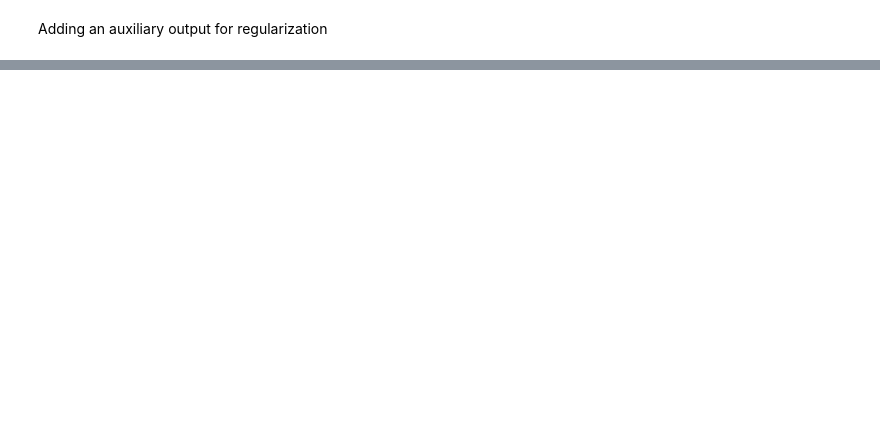
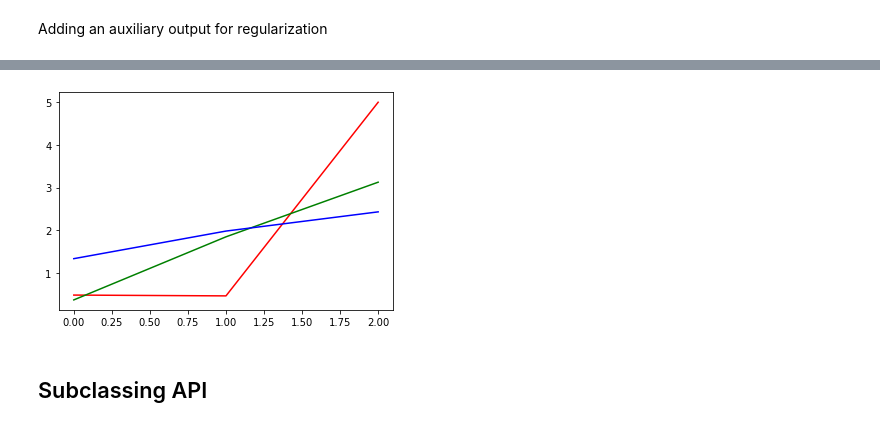
Before and after one commit to marts-dev/handsOnML, a Jupyter notebook: MLP_Practice.ipynb, the cells around one changed output, grey strips where cells are left out. Saved outputs shown, nothing was run; the diff lists cells and outputs as text; code cells hidden in the pictures; blank space fills up the shorter version.

```diff
--- a/MLP_Practice.ipynb
+++ b/MLP_Practice.ipynb
@@ -413,0 +416,9 @@ y_pred_main, y_pred_aux = model.predict([X_new_A, X_new_B])
+# %%
+plt.plot(y_test[:3], 'r-')
+plt.plot(y_pred_main, 'g-')
+plt.plot(y_pred_aux, 'b-')
+plt.show()
+# %% [output]
+[figure, added]
+# %% [markdown]
+## Subclassing API
```
Also changed, not shown: parts of 42 cells of this notebook.
